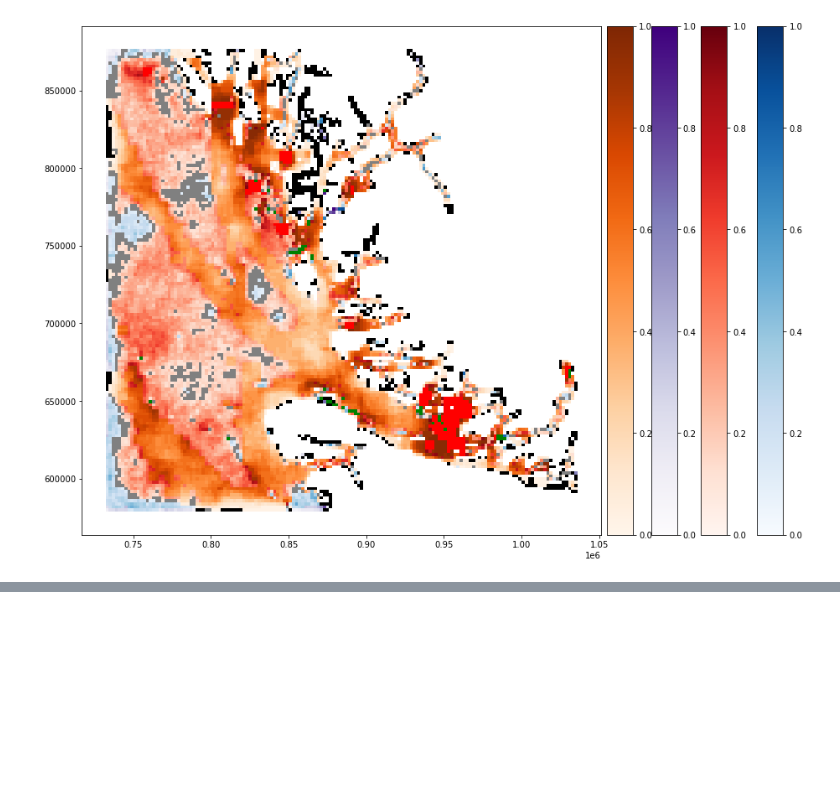
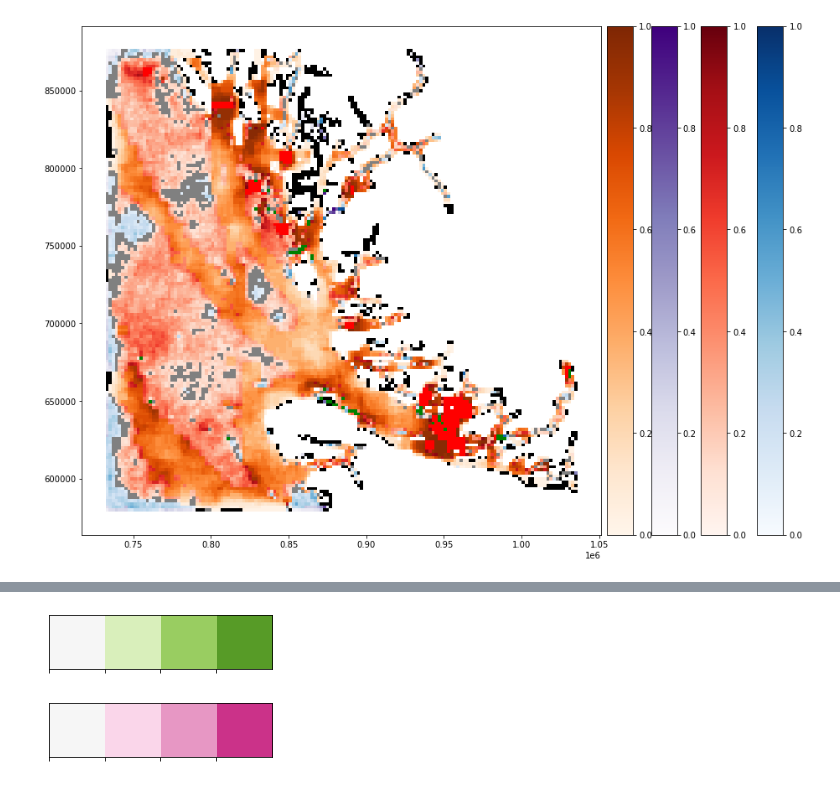
Before and after one commit to Vizzuality/marxan-cloud, a Jupyter notebook: data/notebooks/Lab/marxan_diffmap.ipynb, the cells around one changed output, grey strips where cells are left out. Saved outputs shown, nothing was run; the diff lists cells and outputs as text; code cells hidden in the pictures; blank space fills up the shorter version.

```diff
--- a/data/notebooks/Lab/marxan_diffmap.ipynb
+++ b/data/notebooks/Lab/marxan_diffmap.ipynb
@@ -290,0 +419,8 @@ plt.show()
+# %%
+cmap_x = full_palette[n_categories - 1:]
+sns.palplot(cmap_x)
+cmap_y = list(reversed(full_palette))[n_categories - 1:]
+sns.palplot(cmap_y)
+# %% [output]
+[figure, added]
+[figure, added]
```
Also changed, not shown: parts of 20 cells of this notebook.
